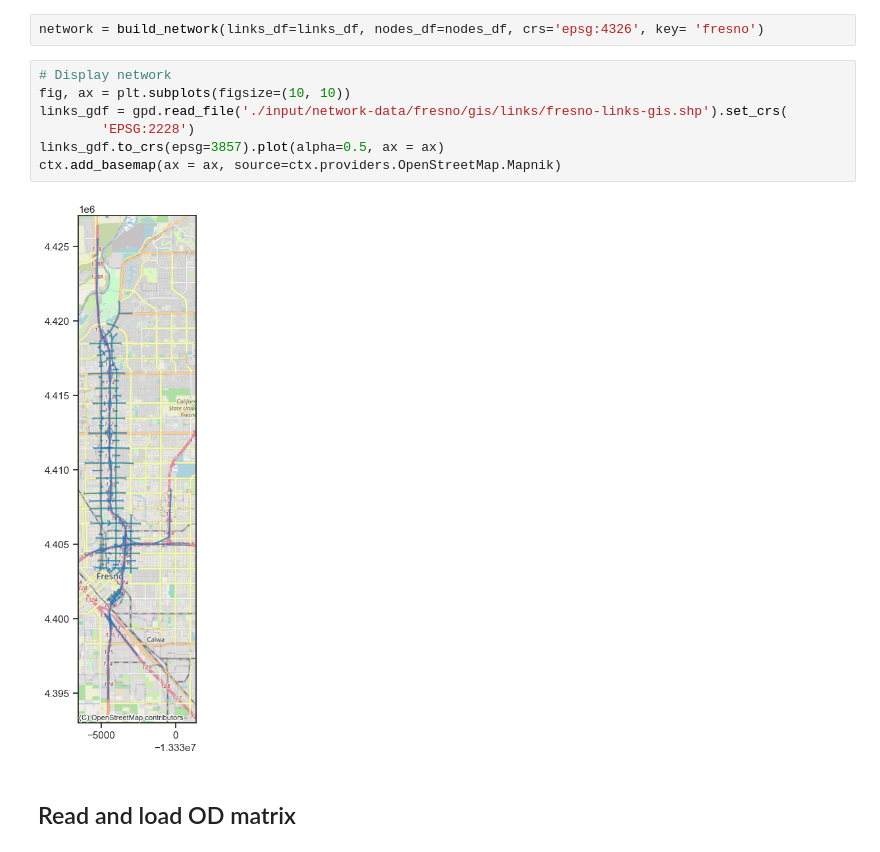
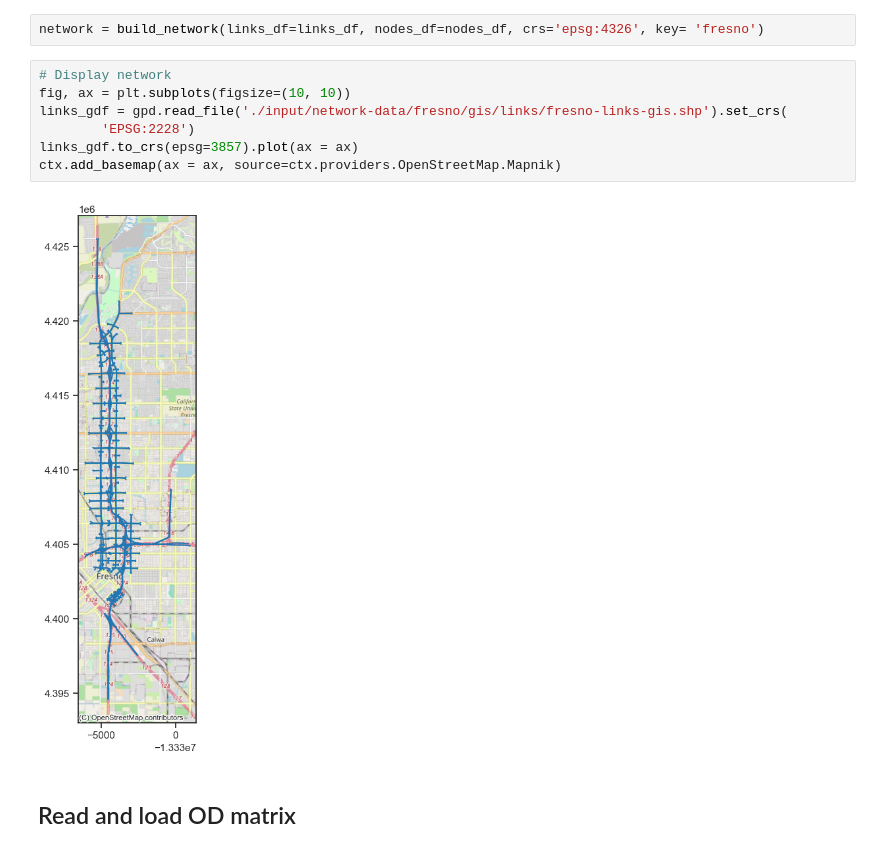
Before and after one commit to pabloguarda/nesuelogit, a Jupyter notebook: examples/notebooks/estimation-fresno.ipynb, the cells around one changed output. Cells and saved outputs as stored; diff of their text form.

```diff
--- a/examples/notebooks/estimation-fresno.ipynb
+++ b/examples/notebooks/estimation-fresno.ipynb
@@ -111,12 +111,12 @@ network = build_network(links_df=links_df, nodes_df=nodes_df, crs='epsg:4326', k
 # %%
 # Display network
 fig, ax = plt.subplots(figsize=(10, 10))
 links_gdf = gpd.read_file('./input/network-data/fresno/gis/links/fresno-links-gis.shp').set_crs(
         'EPSG:2228')
-links_gdf.to_crs(epsg=3857).plot(alpha=0.5, ax = ax)
+links_gdf.to_crs(epsg=3857).plot(ax = ax)
 ctx.add_basemap(ax = ax, source=ctx.providers.OpenStreetMap.Mapnik)
 # %% [output]
-[figure, old version]
+[figure, new version]
 # %% [markdown]
 ## Read and load OD matrix
 # %%
```
Also changed, not shown: parts of 54 cells of this notebook, 2 other files.
